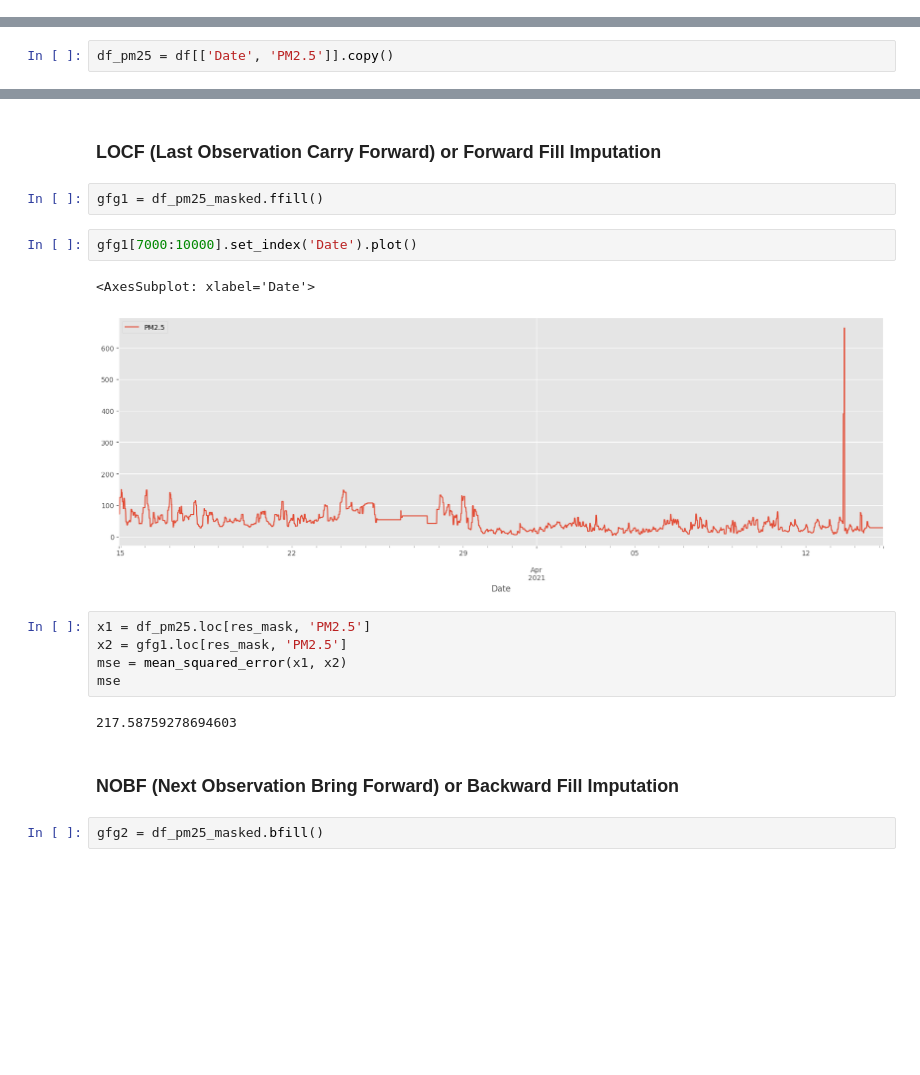
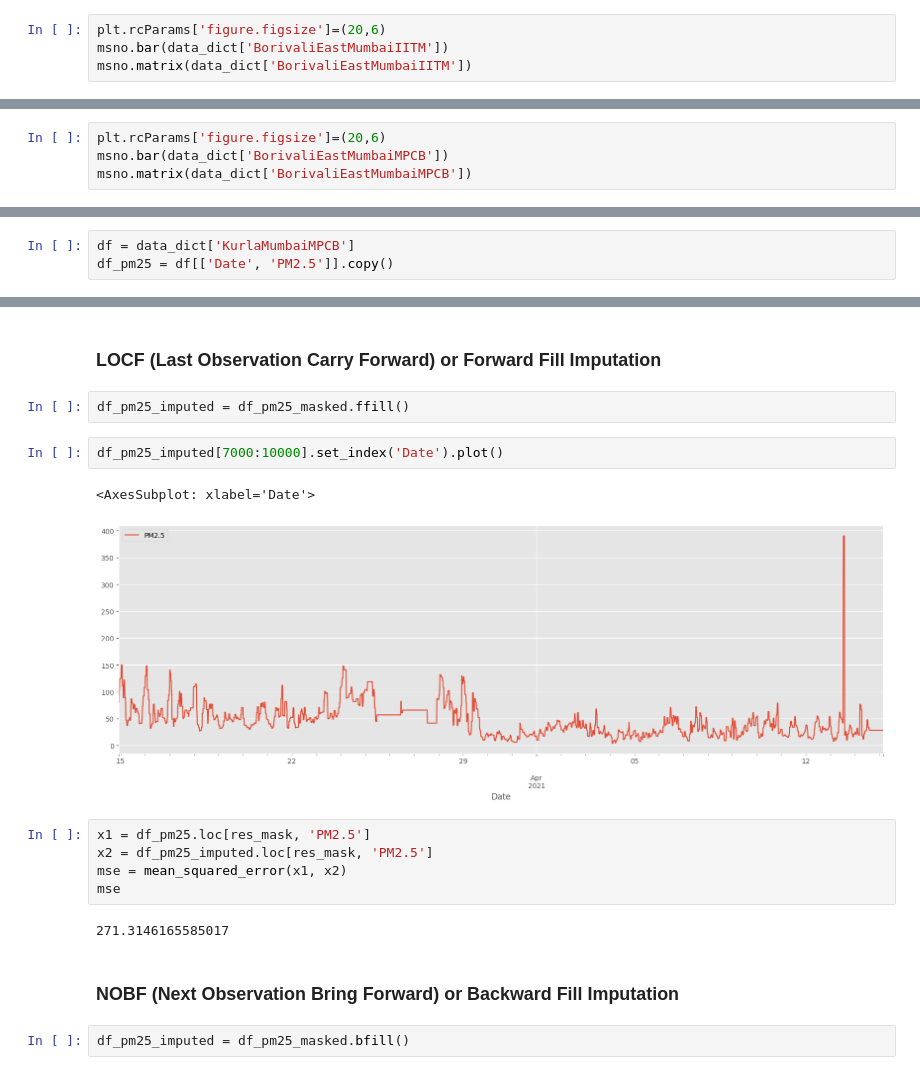
Before and after one commit to OmdenaAI/omdena-mumbai-chapter-air-quality, a Jupyter notebook: src/tasks/task-2-eda/cpcb_data_eda.ipynb, the cells around one changed output, grey strips where cells are left out. Drawn from its saved outputs; the diff is of its cells as text; blank space fills up the shorter version.

```diff
--- a/src/tasks/task-2-eda/cpcb_data_eda.ipynb
+++ b/src/tasks/task-2-eda/cpcb_data_eda.ipynb
@@ -174,0 +130,4 @@ df[1:100]
+# %%
+plt.rcParams['figure.figsize']=(20,6)
+msno.bar(data_dict['BorivaliEastMumbaiIITM'])
+msno.matrix(data_dict['BorivaliEastMumbaiIITM'])
@@ -174,0 +141,4 @@ df[1:100]
+# %%
+plt.rcParams['figure.figsize']=(20,6)
+msno.bar(data_dict['BorivaliEastMumbaiMPCB'])
+msno.matrix(data_dict['BorivaliEastMumbaiMPCB'])
@@ -308,6 +204,7 @@ Note, the final decision will be based on model performance. This is an ad-hoc m
 # %% [markdown]
 ### Create a masked dataset
 # %%
+df = data_dict['KurlaMumbaiMPCB']
 df_pm25 = df[['Date', 'PM2.5']].copy()
 # %% [markdown]
 Missing data visualised for a sample
@@ -380,21 +263,21 @@ mse
 # %% [markdown]
 ### LOCF (Last Observation Carry Forward) or Forward Fill Imputation
 # %%
-gfg1 = df_pm25_masked.ffill()
+df_pm25_imputed = df_pm25_masked.ffill()
 # %%
-gfg1[7000:10000].set_index('Date').plot()
+df_pm25_imputed[7000:10000].set_index('Date').plot()
 # %% [output]
 <AxesSubplot: xlabel='Date'>
-[figure, old version]
+[figure, new version]
 # %%
 x1 = df_pm25.loc[res_mask, 'PM2.5']
-x2 = gfg1.loc[res_mask, 'PM2.5']
+x2 = df_pm25_imputed.loc[res_mask, 'PM2.5']
 mse = mean_squared_error(x1, x2)
 mse
 # %% [output]
-217.58759278694603
+271.3146165585017
 # %% [markdown]
 ### NOBF (Next Observation Bring Forward) or Backward Fill Imputation
 # %%
-gfg2 = df_pm25_masked.bfill()
+df_pm25_imputed = df_pm25_masked.bfill()
 # %%
```
Also changed, not shown: parts of 84 cells of this notebook.
